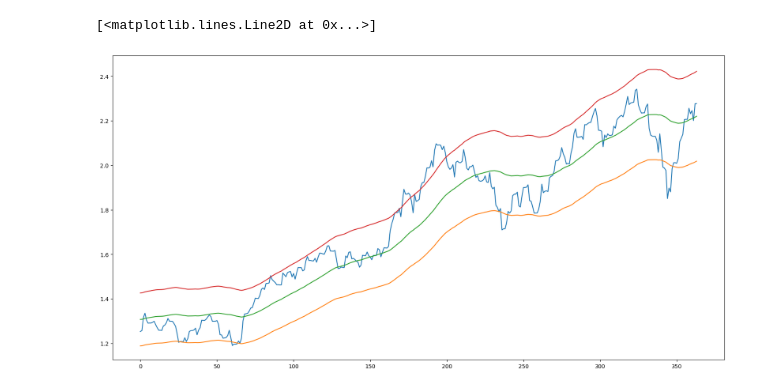
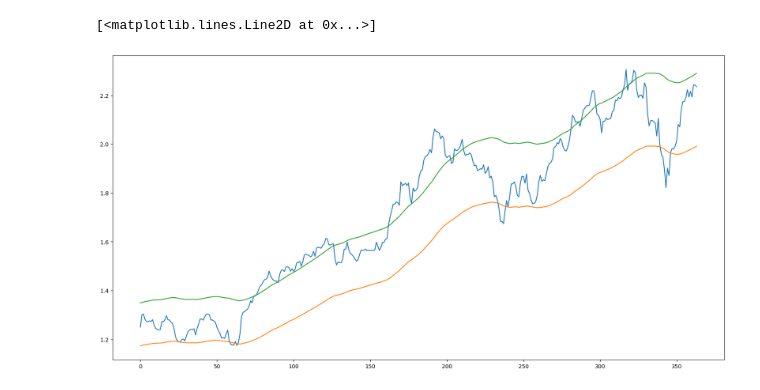
Before and after one commit to sieginglion/portman, a Jupyter notebook: premium.ipynb, the cells around one changed output. Saved outputs shown, nothing was run; the diff lists cells and outputs as text; code cells hidden in the pictures.

```diff
--- a/premium.ipynb
+++ b/premium.ipynb
@@ -8,45 +8,45 @@ from backend import crypto, stock
 from backend.position import calc_ema, calc_k
 
 weights = [
-    0.100,
+    0.099,
     0.091,
-    0.181,
-    0.102,
     0.179,
+    0.101,
+    0.180,
     0.131,
-    0.115,
-    0.100,
+    0.117,
+    0.101,
 ]
 w = 91
 scale = 364
 positions = [
     ('c', 'ETH'),
     ('u', 'COIN'),
     ('t', '2330'),
     ('t', '3661'),
     ('u', 'AAPL'),
     ('u', 'NVDA'),
     ('u', 'TSLA'),
     ('u', 'PLTR'),
 ]
 
 n = scale + calc_k(w) - 1
 P = np.array(
     await asyncio.gather(
         *[
             (crypto.get_prices(p[1], n) if p[0] == 'c' else stock.get_prices(*p, n))
             for p in positions
         ]
     )
 )
 R = weights @ (P / P[:, [0]])
 B = calc_ema(R, 2 / (w + 1), calc_k(w))
+R = R[-scale:]
 
 pyplot.figure(figsize=(20, 10))
-pyplot.plot(R[-len(B) :])
+pyplot.plot(R)
 pyplot.plot(B)
-pyplot.plot(B * 1.1)
-pyplot.plot(B * 1.2)
+pyplot.plot(B * 1.15)
 # %% [output]
 [<matplotlib.lines.Line2D at 0x...>]
-[figure, old version]
+[figure, new version]
```
Also changed, not shown: parts of 1 cell of this notebook, 3 other files.
